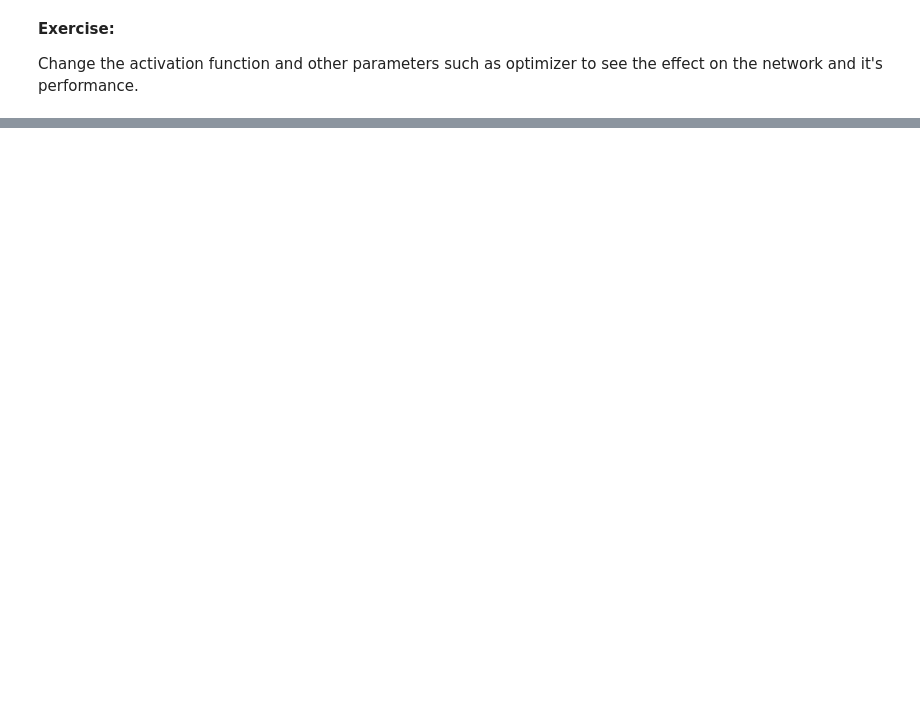
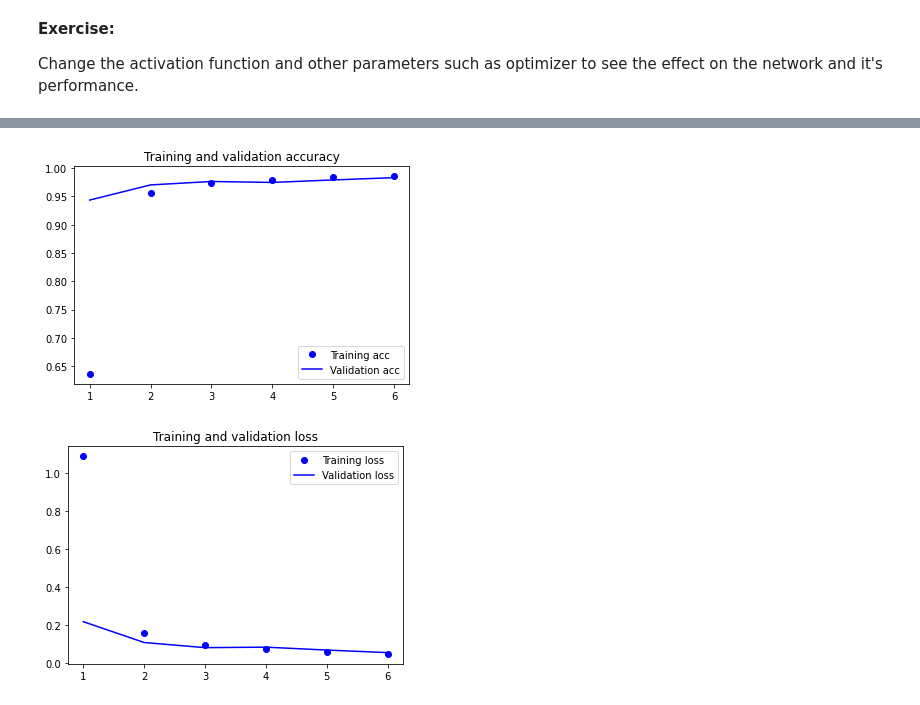
Before and after one commit to GurkiratSarna/CE888-Decision-Making-UoE, a Jupyter notebook: Lab_7/Exercise_1_CNN.ipynb, the cells around one changed output, grey strips where cells are left out. Saved outputs shown, nothing was run; the diff lists cells and outputs as text; code cells hidden in the pictures; blank space fills up the shorter version.

```diff
--- a/Lab_7/Exercise_1_CNN.ipynb
+++ b/Lab_7/Exercise_1_CNN.ipynb
@@ -141,3 +129,12 @@ plt.show()
 **Exercise:**
 
 Change the activation function and other parameters such as optimizer to see the effect on the network and it's performance.
+# %%
+#New model with sigmoid function
+model2 = models.Sequential()
+model2.add(layers.Conv2D(32, (3, 3), activation='sigmoid', input_shape=(28, 28, 1)))
+model2.add(layers.MaxPooling2D((2, 2)))
+model2.add(layers.Conv2D(64, (3, 3), activation='sigmoid'))
+model2.add(layers.MaxPooling2D((2, 2)))
+model2.add(layers.Conv2D(64, (3, 3), activation='sigmoid'))
+model2.summary()
@@ -143,0 +162,5 @@ Change the activation function and other parameters such as optimizer to see the
+# %%
+model2.add(layers.Flatten())
+model2.add(layers.Dense(64, activation='sigmoid'))
+model2.add(layers.Dense(10, activation='softmax'))
+model2.summary()
@@ -143,0 +187,5 @@ Change the activation function and other parameters such as optimizer to see the
+# %%
+model2.compile(optimizer='Adam',
+              loss='categorical_crossentropy',
+              metrics=['accuracy'])
+history2 = model2.fit(train_images, train_labels, epochs=6, batch_size=64, validation_split=0.2)
@@ -143,0 +214,24 @@ Change the activation function and other parameters such as optimizer to see the
+# %%
+acc2 = history2.history['acc']
+val_acc2 = history2.history['val_acc']
+loss2 = history2.history['loss']
+val_loss2 = history2.history['val_loss']
+
+epochs2 = range(1, len(acc2) + 1)
+
+plt.plot(epochs2, acc2, 'bo', label='Training acc')
+plt.plot(epochs2, val_acc2, 'b', label='Validation acc')
+plt.title('Training and validation accuracy')
+plt.legend()
+
+plt.figure()
+
+plt.plot(epochs2, loss2, 'bo', label='Training loss')
+plt.plot(epochs2, val_loss2, 'b', label='Validation loss')
+plt.title('Training and validation loss')
+plt.legend()
+
+plt.show()
+# %% [output]
+[figure, added]
+[figure, added]
```
Also changed, not shown: parts of 14 cells of this notebook.
